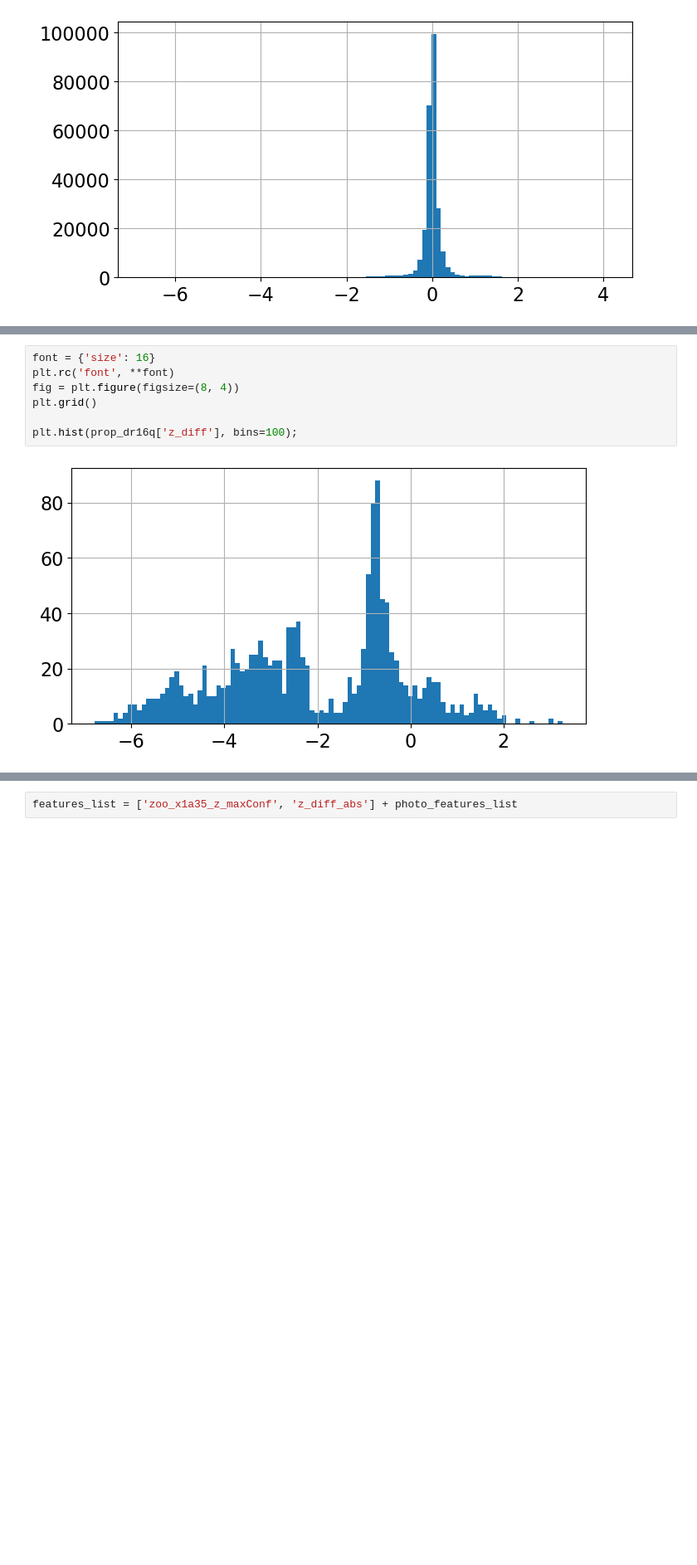
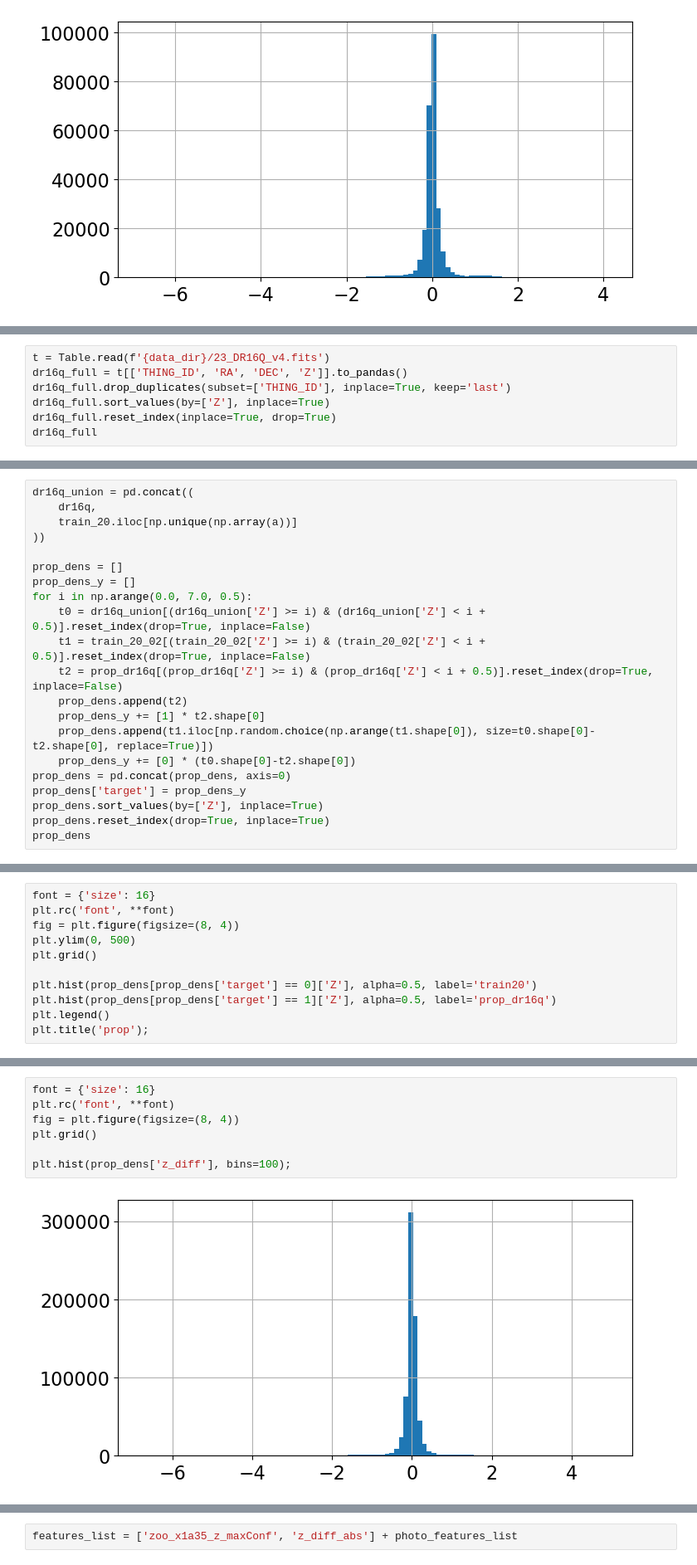
Before and after one commit to SVasi1yev/MSU_quasars, a Jupyter notebook: q_boosting.ipynb, the cells around one changed output, grey strips where cells are left out. Shown at 83% size. Saved outputs shown, nothing was run; the diff lists cells and outputs as text; blank space fills up the shorter version.

```diff
--- a/q_boosting.ipynb
+++ b/q_boosting.ipynb
@@ -124,0 +219,7 @@ prop_dr16q
+# %%
+t = Table.read(f'{data_dir}/23_DR16Q_v4.fits')
+dr16q_full = t[['THING_ID', 'RA', 'DEC', 'Z']].to_pandas()
+dr16q_full.drop_duplicates(subset=['THING_ID'], inplace=True, keep='last')
+dr16q_full.sort_values(by=['Z'], inplace=True)
+dr16q_full.reset_index(inplace=True, drop=True)
+dr16q_full
@@ -124,0 +272,21 @@ prop_dr16q
+# %%
+dr16q_union = pd.concat((
+    dr16q,
+    train_20.iloc[np.unique(np.array(a))]
+))
+
+prop_dens = []
+prop_dens_y = []
+for i in np.arange(0.0, 7.0, 0.5):
+    t0 = dr16q_union[(dr16q_union['Z'] >= i) & (dr16q_union['Z'] < i + 0.5)].reset_index(drop=True, inplace=False)
+    t1 = train_20_02[(train_20_02['Z'] >= i) & (train_20_02['Z'] < i + 0.5)].reset_index(drop=True, inplace=False)
+    t2 = prop_dr16q[(prop_dr16q['Z'] >= i) & (prop_dr16q['Z'] < i + 0.5)].reset_index(drop=True, inplace=False)
+    prop_dens.append(t2)
+    prop_dens_y += [1] * t2.shape[0]
+    prop_dens.append(t1.iloc[np.random.choice(np.arange(t1.shape[0]), size=t0.shape[0]-t2.shape[0], replace=True)])
+    prop_dens_y += [0] * (t0.shape[0]-t2.shape[0])
+prop_dens = pd.concat(prop_dens, axis=0)
+prop_dens['target'] = prop_dens_y
+prop_dens.sort_values(by=['Z'], inplace=True)
+prop_dens.reset_index(drop=True, inplace=True)
+prop_dens
@@ -124,0 +307,11 @@ prop_dr16q
+# %%
+font = {'size': 16}
+plt.rc('font', **font)
+fig = plt.figure(figsize=(8, 4))
+plt.ylim(0, 500)
+plt.grid()
+
+plt.hist(prop_dens[prop_dens['target'] == 0]['Z'], alpha=0.5, label='train20')
+plt.hist(prop_dens[prop_dens['target'] == 1]['Z'], alpha=0.5, label='prop_dr16q')
+plt.legend()
+plt.title('prop');
@@ -125,9 +320,9 @@ prop_dr16q
 # %%
 font = {'size': 16}
 plt.rc('font', **font)
 fig = plt.figure(figsize=(8, 4))
 plt.grid()
 
-plt.hist(prop_dr16q['z_diff'], bins=100);
+plt.hist(prop_dens['z_diff'], bins=100);
 # %% [output]
-[figure, old version]
+[figure, new version]
```
Also changed, not shown: parts of 74 cells of this notebook, 3 other files.
